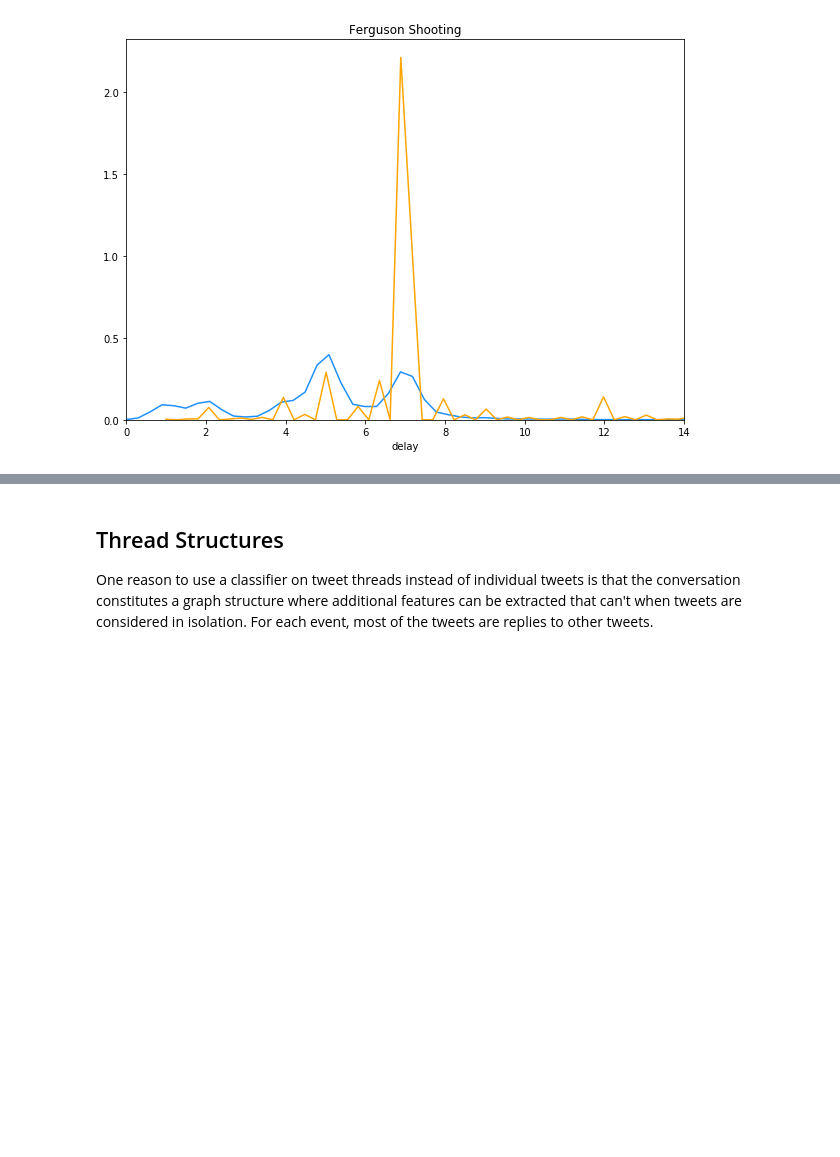
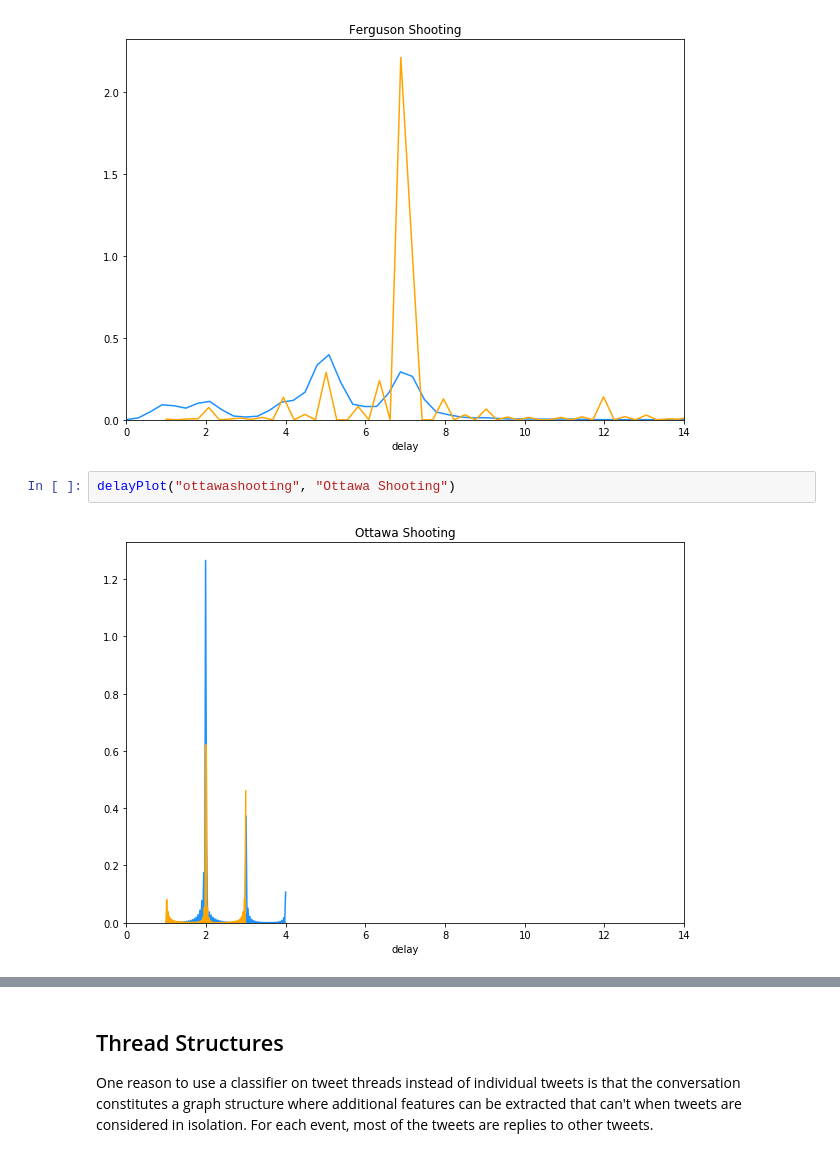
Before and after one commit to steve-kasica/pheme-rnr-knowledge-discovery, a Jupyter notebook: exploratory_data_analysis.ipynb, the cells around one changed output, grey strips where cells are left out. Cells and saved outputs as stored; diff of their text form; blank space fills up the shorter version.

```diff
--- a/exploratory_data_analysis.ipynb
+++ b/exploratory_data_analysis.ipynb
@@ -152,3 +152,7 @@ delayPlot("germanwings-crash", "Germanwings Crash")
 delayPlot("ferguson", "Ferguson Shooting")
 # %% [output]
 [figure]
+# %%
+delayPlot("ottawashooting", "Ottawa Shooting")
+# %% [output]
+[figure, added]
```
Also changed, not shown: parts of 10 cells of this notebook, 1 other file.
